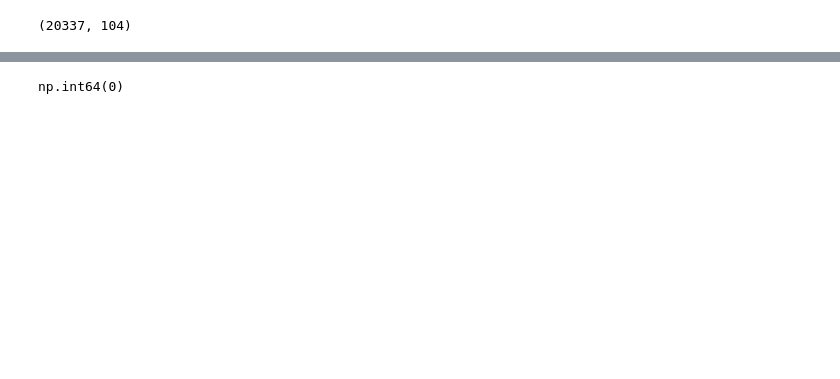
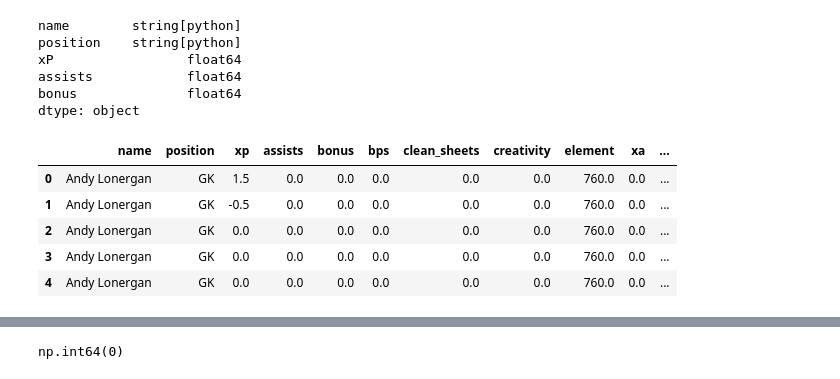
Before and after one commit to ruus77/FPL-Points-Predictions, a Jupyter notebook: Notebooks/Data_Preparation/Features_Engineering.ipynb, the cells around one changed output, grey strips where cells are left out. Cells and saved outputs as stored; diff of their text form; code cells hidden in the pictures; blank space fills up the shorter version.

```diff
--- a/Notebooks/Data_Preparation/Features_Engineering.ipynb
+++ b/Notebooks/Data_Preparation/Features_Engineering.ipynb
@@ -13,0 +17,18 @@ data = pd.read_parquet(config.TIDY_DATA_PATH)
+# %%
+def numpy_dtypes(df:pd.DataFrame)->pd.DataFrame:
+    df = df.copy()
+    num_cols = df.select_dtypes(include=np.number).columns
+    df[num_cols] = df[num_cols].astype(np.float64)
+
+    return df
+# %%
+data = numpy_dtypes(data)
+# %%
+data.dtypes.head()
+# %% [output]
+name        string[python]
+position    string[python]
+xP                 float64
+assists            float64
+bonus              float64
+dtype: object
@@ -14,4 +39,9 @@ data = pd.read_parquet(config.TIDY_DATA_PATH)
 # %%
-data.shape
+data.head()
 # %% [output]
-(20337, 104)
+|  | name | position | xp | assists | bonus | bps | clean_sheets | creativity | element | xa | ... |
+| 0 | Andy Lonergan | GK | 1.5 | 0.0 | 0.0 | 0.0 | 0.0 | 0.0 | 760.0 | 0.0 | ... |
+| 1 | Andy Lonergan | GK | -0.5 | 0.0 | 0.0 | 0.0 | 0.0 | 0.0 | 760.0 | 0.0 | ... |
+| 2 | Andy Lonergan | GK | 0.0 | 0.0 | 0.0 | 0.0 | 0.0 | 0.0 | 760.0 | 0.0 | ... |
+| 3 | Andy Lonergan | GK | 0.0 | 0.0 | 0.0 | 0.0 | 0.0 | 0.0 | 760.0 | 0.0 | ... |
+| 4 | Andy Lonergan | GK | 0.0 | 0.0 | 0.0 | 0.0 | 0.0 | 0.0 | 760.0 | 0.0 | ... |
```
Also changed, not shown: parts of 51 cells of this notebook, 6 other files.
